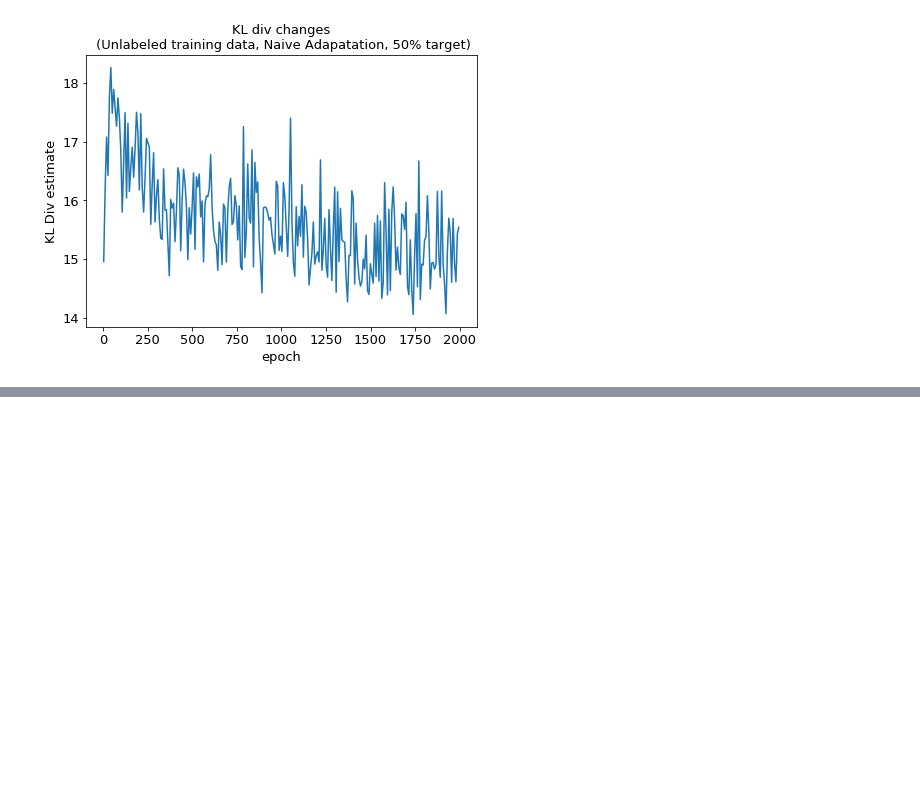
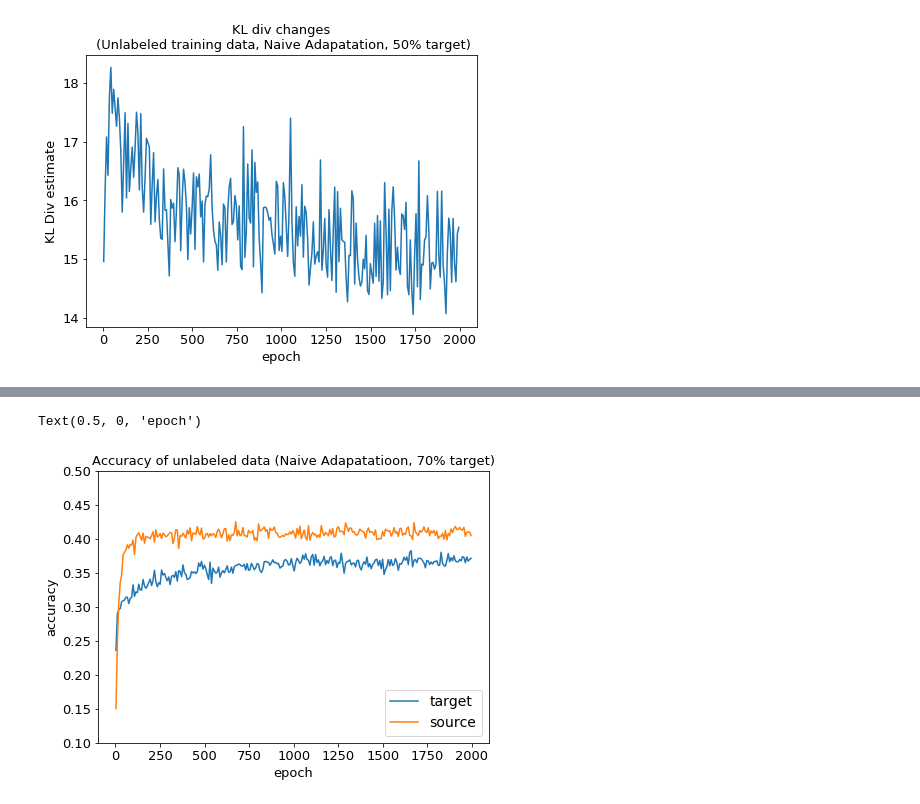
Before and after one commit to stevenliu000/time-series-domain-adaptation, a Jupyter notebook: f_div/visualization.ipynb, the cells around one changed output, grey strips where cells are left out. Cells and saved outputs as stored; diff of their text form; code cells hidden in the pictures; blank space fills up the shorter version.

```diff
--- a/f_div/visualization.ipynb
+++ b/f_div/visualization.ipynb
@@ -213,2 +233,15 @@ Text(0.5, 0, 'epoch')
+# %%
+plt.plot(epochs_acc, unlabeled_target_acc, label='target')
+plt.plot(epochs_acc, unlabeled_source_acc, label='source')
+plt.title('Accuracy of unlabeled data (Naive Adapatatioon, 70% target)', fontsize=13)
+plt.legend(loc='lower right', fontsize=14)
+plt.yticks(fontsize=13)
+plt.xticks(fontsize=13)
+plt.ylim([0.10, 0.5])
+plt.ylabel("accuracy", fontsize=13)
+plt.xlabel('epoch', fontsize=13)
+# %% [output]
+Text(0.5, 0, 'epoch')
+[figure, added]
 # %%
 plt.plot(epochs, unlabeled_f_div)
```
Also changed, not shown: parts of 10 cells of this notebook, 4 other files.
